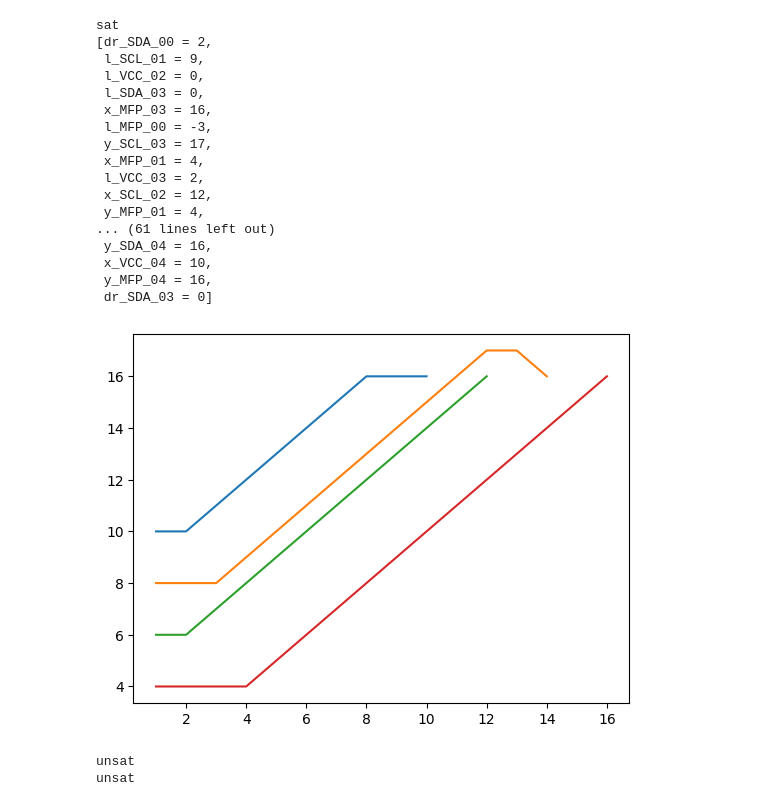
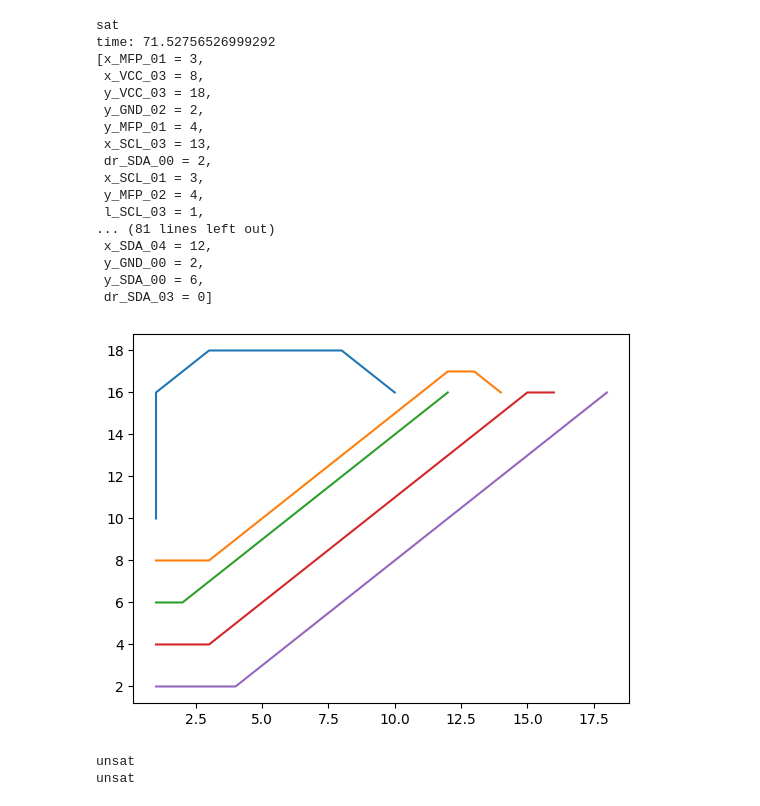
Before and after one commit to TheTesla/z3route, a Jupyter notebook: routehvd.ipynb, the cells around one changed output. Drawn from its saved outputs; the diff is of its cells as text; code cells hidden in the pictures.

```diff
--- a/routehvd.ipynb
+++ b/routehvd.ipynb
@@ -6,7 +6,7 @@ import time
 import z3
 z3.set_param("parallel.enable", "true")
 z3.set_param("smt.arith.random_initial_value", True)
-z3.set_param("memory_max_size", 8*4096)   # Setze das maximale Speicherlimit (in MB)
+z3.set_param("memory_max_size", 12*4096)   # Setze das maximale Speicherlimit (in MB)
 z3.set_param("smt.threads", 16)         # Anzahl der SMT-Solver-Threads
 z3.set_param("sat.threads", 16)         # Anzahl der SAT-Solver-Threads
 z3.set_param("parallel.threads.max", 16)  # Maximale Anzahl der Threads
@@ -70,10 +70,10 @@ def z3extract(z3model, z3vars):
 
 
 def declare_trace(name, nbr_segments):
-    return [[z3.Int(f"x_{name}_{s:02}"),
-              z3.Int(f"y_{name}_{s:02}"),
+    return [[z3.BitVec(f"x_{name}_{s:02}",8),
+              z3.BitVec(f"y_{name}_{s:02}",8),
               z3.BitVec(f"dr_{name}_{s:02}", 3),
-              z3.Int(f"l_{name}_{s:02}")] for s in range(nbr_segments)]
+              z3.BitVec(f"l_{name}_{s:02}",8)] for s in range(nbr_segments)]
 
 def constraint_trace_endpoints(trace, start, end):
     return z3.And(trace[0][0] == start[0], trace[0][1] == start[1], trace[-1][0] == end[0], trace[-1][1] == end[1])
@@ -115,7 +115,7 @@ traces = [declare_trace("VCC", 5),
           declare_trace("SCL", 5),
           declare_trace("SDA", 5),
           declare_trace("MFP", 5),
-         # declare_trace("GND", 6),
+          declare_trace("GND", 5),
          ]
 
 
@@ -124,49 +124,52 @@ bend_constraints = create_all_bend_constraints(traces)
 collision_constraints = create_all_collision_constraints(traces)
 
 endpoint_constraints = [constraint_trace_endpoints(traces[0], [1, 10], [10, 16]),
                         constraint_trace_endpoints(traces[1], [1, 8], [14, 16]),
                         constraint_trace_endpoints(traces[2], [1, 6], [12, 16]),
                         constraint_trace_endpoints(traces[3], [1, 4], [16, 16]),
-                       # constraint_trace_endpoints(traces[4], [1, 2], [18, 16]),
+                        constraint_trace_endpoints(traces[4], [1, 2], [18, 16]),
                        ]
 
 coord_limit_constraints = constraint_coord_limit(traces, 0, 0, 22, 25)
 
 s = z3.Solver()
 s.add(*bend_constraints,*segment_constraints,*endpoint_constraints, *collision_constraints, coord_limit_constraints)
 
+t0 = time.perf_counter()
 print(s.check())
+print(f"time: {time.perf_counter()-t0}")
+
 m = s.model()
 print(m)
 
 traces_plot = [z3extract(m, [segment[d] for segment in trace]) for trace in traces for d in [0,1]]
 
 
 from matplotlib import pyplot as plt
 
 #plt.plot(xapv, yapv, xbpv, ybpv)
 plt.plot(*traces_plot)
 
 plt.show()
 # %% [output]
 sat
-[dr_SDA_00 = 2,
- l_SCL_01 = 9,
- l_VCC_02 = 0,
- l_SDA_03 = 0,
- x_MFP_03 = 16,
- l_MFP_00 = -3,
- y_SCL_03 = 17,
- x_MFP_01 = 4,
- l_VCC_03 = 2,
- x_SCL_02 = 12,
+time: 71.52756526999292
+[x_MFP_01 = 3,
+ x_VCC_03 = 8,
+ y_VCC_03 = 18,
+ y_GND_02 = 2,
  y_MFP_01 = 4,
-... (61 lines left out)
- y_SDA_04 = 16,
- x_VCC_04 = 10,
- y_MFP_04 = 16,
+ x_SCL_03 = 13,
+ dr_SDA_00 = 2,
+ x_SCL_01 = 3,
+ y_MFP_02 = 4,
+ l_SCL_03 = 1,
+... (81 lines left out)
+ x_SDA_04 = 12,
+ y_GND_00 = 2,
+ y_SDA_00 = 6,
  dr_SDA_03 = 0]
-[figure, old version]
+[figure, new version]
 # %%
 # tests
 
```
